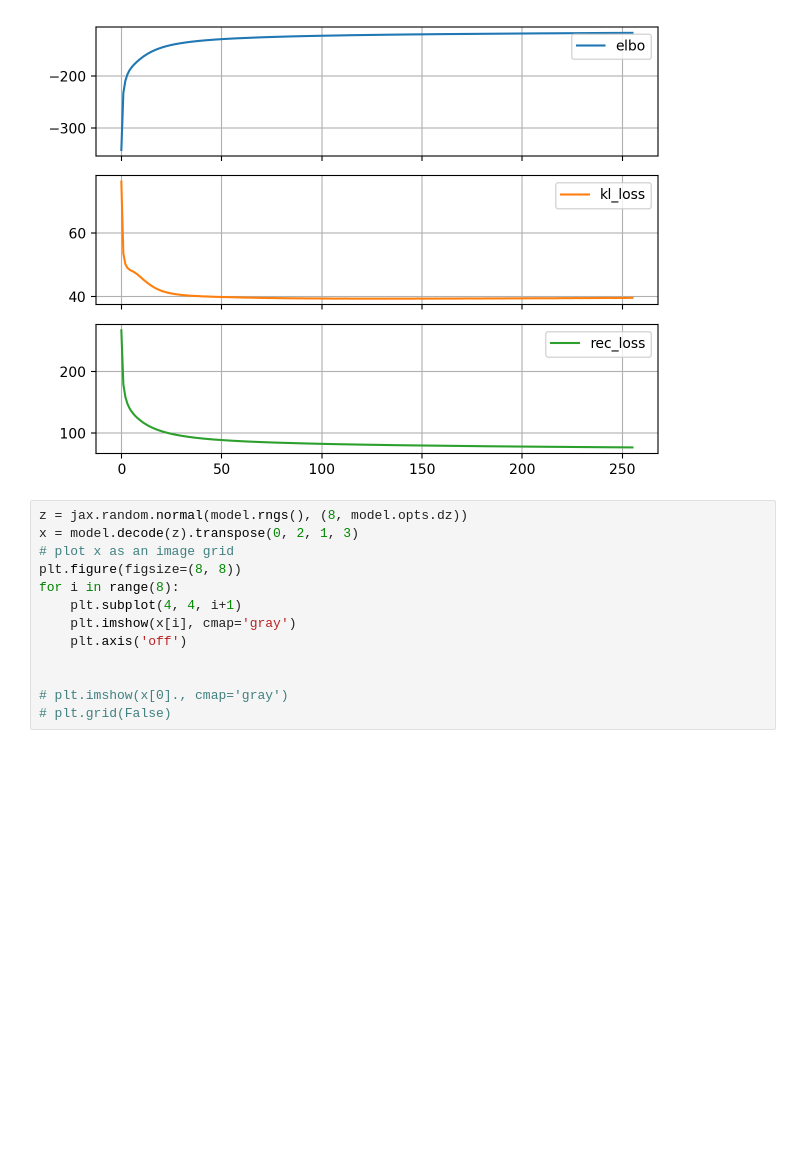
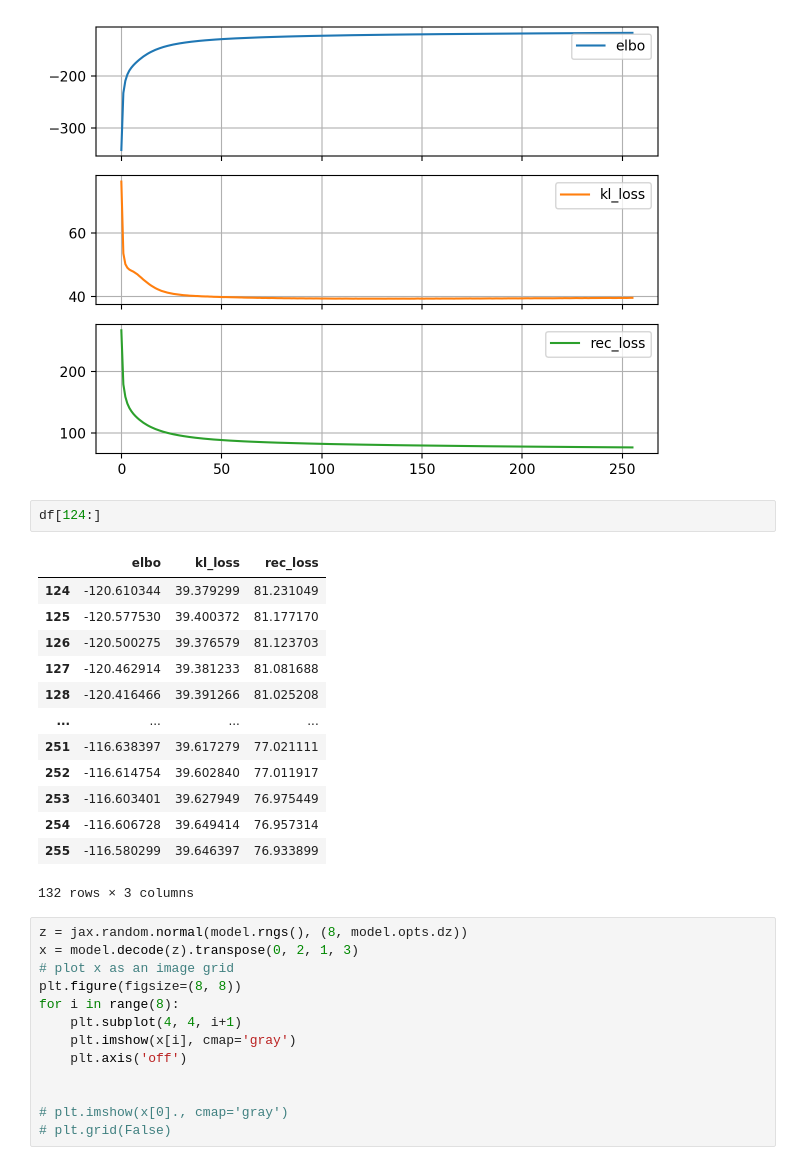
Before and after one commit to mustass/identifiable-latent-metric-space, a Jupyter notebook: eugene/notebook.ipynb, the cells around one changed output. Drawn from its saved outputs; the diff is of its cells as text; blank space fills up the shorter version.

```diff
--- a/eugene/notebook.ipynb
+++ b/eugene/notebook.ipynb
@@ -22,6 +22,22 @@ df = pd.DataFrame(model.stats['train'])
 df.plot(subplots=True);
 # %% [output]
 [figure]
+# %%
+df[124:]
+# %% [output]
+|  | elbo | kl_loss | rec_loss |
+| 124 | -120.610344 | 39.379299 | 81.231049 |
+| 125 | -120.577530 | 39.400372 | 81.177170 |
+| 126 | -120.500275 | 39.376579 | 81.123703 |
+| 127 | -120.462914 | 39.381233 | 81.081688 |
+| 128 | -120.416466 | 39.391266 | 81.025208 |
+| ... | ... | ... | ... |
+| 251 | -116.638397 | 39.617279 | 77.021111 |
+| 252 | -116.614754 | 39.602840 | 77.011917 |
+| 253 | -116.603401 | 39.627949 | 76.975449 |
+| 254 | -116.606728 | 39.649414 | 76.957314 |
+| 255 | -116.580299 | 39.646397 | 76.933899 |
+132 rows × 3 columns
 # %%
 z = jax.random.normal(model.rngs(), (8, model.opts.dz))
 x = model.decode(z).transpose(0, 2, 1, 3)
```
Also changed, not shown: 1 other file.
